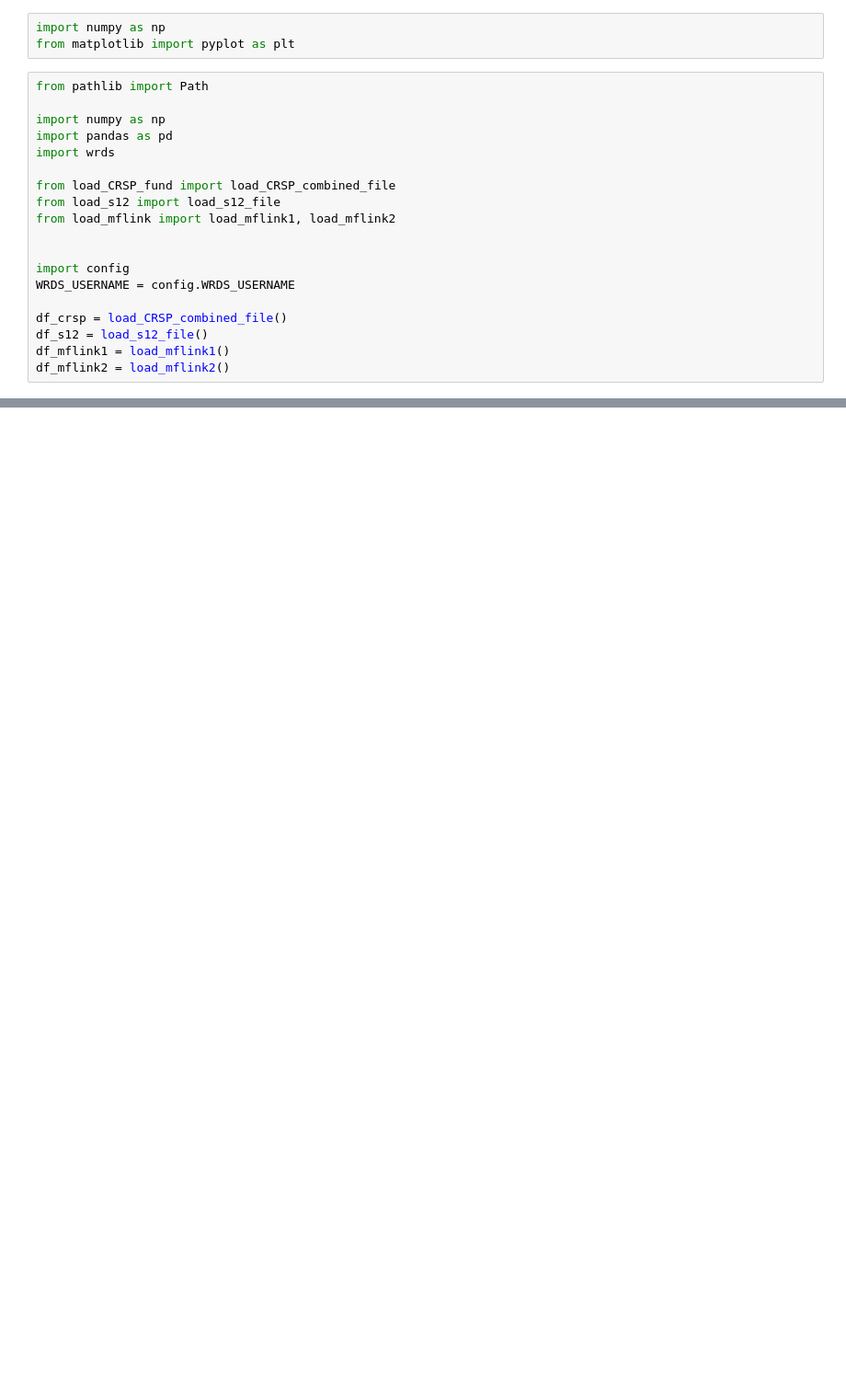
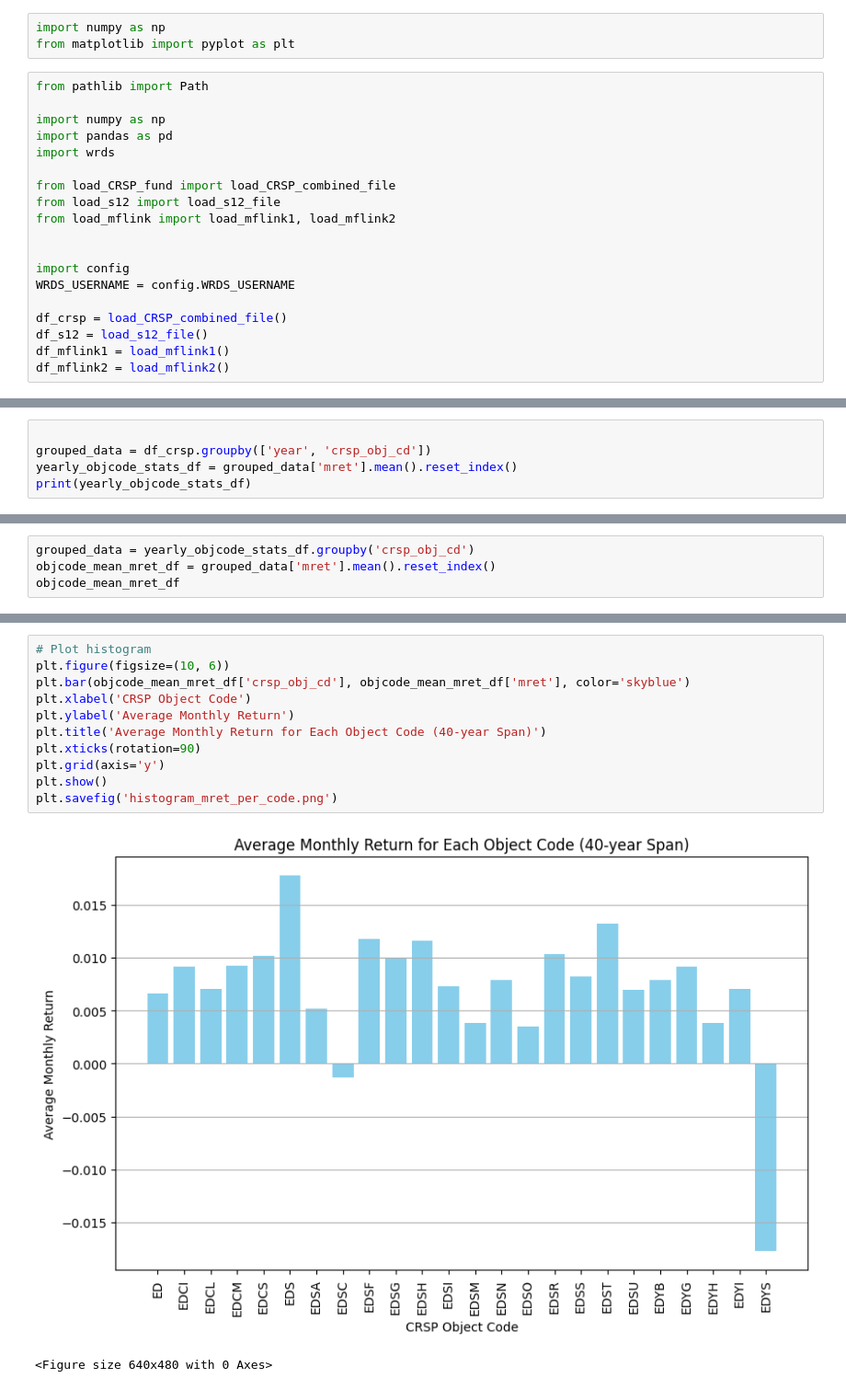
Before and after one commit to jonathan-cai-chicago/factor_demand, a Jupyter notebook: src/bonus_charts_and_tables_walkthrough.ipynb, the cells around one changed output, grey strips where cells are left out. Shown at 92% size. Drawn from its saved outputs; the diff is of its cells as text; blank space fills up the shorter version.

```diff
--- a/src/bonus_charts_and_tables_walkthrough.ipynb
+++ b/src/bonus_charts_and_tables_walkthrough.ipynb
@@ -44,0 +201,5 @@ df_crsp
+# %%
+
+grouped_data = df_crsp.groupby(['year', 'crsp_obj_cd'])
+yearly_objcode_stats_df = grouped_data['mret'].mean().reset_index()
+print(yearly_objcode_stats_df)
@@ -44,0 +221,4 @@ df_crsp
+# %%
+grouped_data = yearly_objcode_stats_df.groupby('crsp_obj_cd')
+objcode_mean_mret_df = grouped_data['mret'].mean().reset_index()
+objcode_mean_mret_df
@@ -44,0 +243,14 @@ df_crsp
+# %%
+# Plot histogram
+plt.figure(figsize=(10, 6))
+plt.bar(objcode_mean_mret_df['crsp_obj_cd'], objcode_mean_mret_df['mret'], color='skyblue')
+plt.xlabel('CRSP Object Code')
+plt.ylabel('Average Monthly Return')
+plt.title('Average Monthly Return for Each Object Code (40-year Span)')
+plt.xticks(rotation=90)
+plt.grid(axis='y')
+plt.show()
+plt.savefig('histogram_mret_per_code.png')
+# %% [output]
+[figure, added]
+<Figure size 640x480 with 0 Axes>
```
Also changed, not shown: parts of 29 cells of this notebook, 5 other files.
